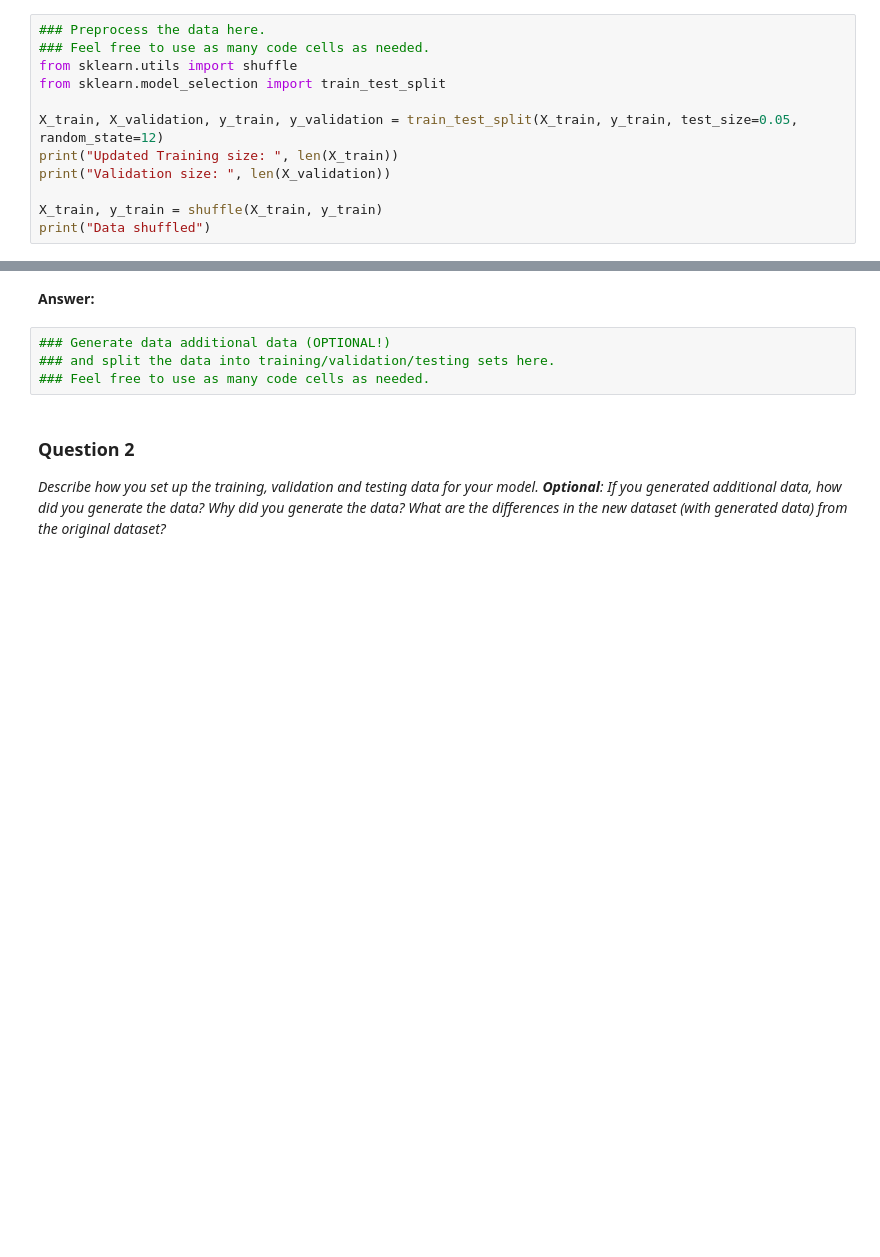
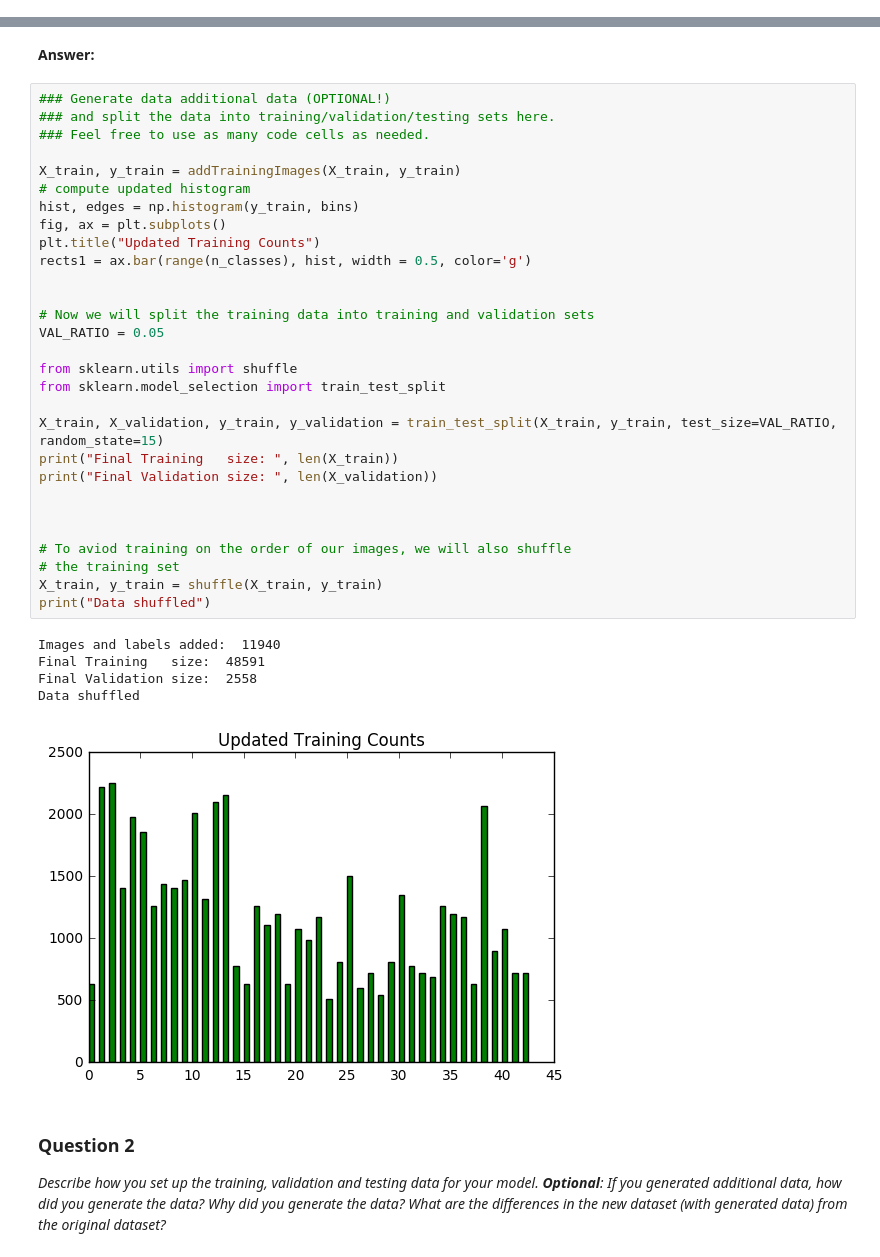
Before and after one commit to hamptonb94/CarND-Traffic-Sign-Classifier-Project, a Jupyter notebook: Traffic_Sign_Classifier.ipynb, the cells around one changed output, grey strips where cells are left out. Drawn from its saved outputs; the diff is of its cells as text; blank space fills up the shorter version.

```diff
--- a/Traffic_Sign_Classifier.ipynb
+++ b/Traffic_Sign_Classifier.ipynb
@@ -129,15 +123,3 @@ Here is an example of a [published baseline model on this problem](http://yann.l
 ### Implementation
 
 Use the code cell (or multiple code cells, if necessary) to implement the first step of your project. Once you have completed your implementation and are satisfied with the results, be sure to thoroughly answer the questions that follow.
-# %%
-### Preprocess the data here.
-### Feel free to use as many code cells as needed.
-from sklearn.utils import shuffle
-from sklearn.model_selection import train_test_split
-
-X_train, X_validation, y_train, y_validation = train_test_split(X_train, y_train, test_size=0.05, random_state=12)
-print("Updated Training size: ", len(X_train))
-print("Validation size: ", len(X_validation))
-
-X_train, y_train = shuffle(X_train, y_train)
-print("Data shuffled")
@@ -152,9 +197,40 @@ _Describe how you preprocessed the data. Why did you choose that technique?_
 # %% [markdown]
 **Answer:**
-# %%
-### Generate data additional data (OPTIONAL!)
-### and split the data into training/validation/testing sets here.
-### Feel free to use as many code cells as needed.
+# %%
+### Generate data additional data (OPTIONAL!)
+### and split the data into training/validation/testing sets here.
+### Feel free to use as many code cells as needed.
+
+X_train, y_train = addTrainingImages(X_train, y_train)
+# compute updated histogram
+hist, edges = np.histogram(y_train, bins)
+fig, ax = plt.subplots()
+plt.title("Updated Training Counts")
+rects1 = ax.bar(range(n_classes), hist, width = 0.5, color='g')
+
+
+# Now we will split the training data into training and validation sets
+VAL_RATIO = 0.05
+
+from sklearn.utils import shuffle
+from sklearn.model_selection import train_test_split
+
+X_train, X_validation, y_train, y_validation = train_test_split(X_train, y_train, test_size=VAL_RATIO, random_state=15)
+print("Final Training   size: ", len(X_train))
+print("Final Validation size: ", len(X_validation))
+
+
+
+# To aviod training on the order of our images, we will also shuffle
+# the training set
+X_train, y_train = shuffle(X_train, y_train)
+print("Data shuffled")
+# %% [output]
+Images and labels added:  11940
+Final Training   size:  48591
+Final Validation size:  2558
+Data shuffled
+[figure, added]
 # %% [markdown]
 ### Question 2
 
```
Also changed, not shown: parts of 9 cells of this notebook, 4 other files.
